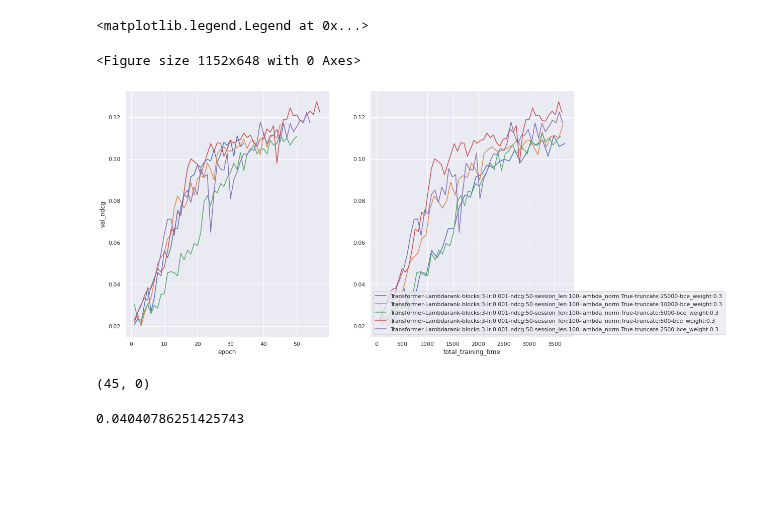
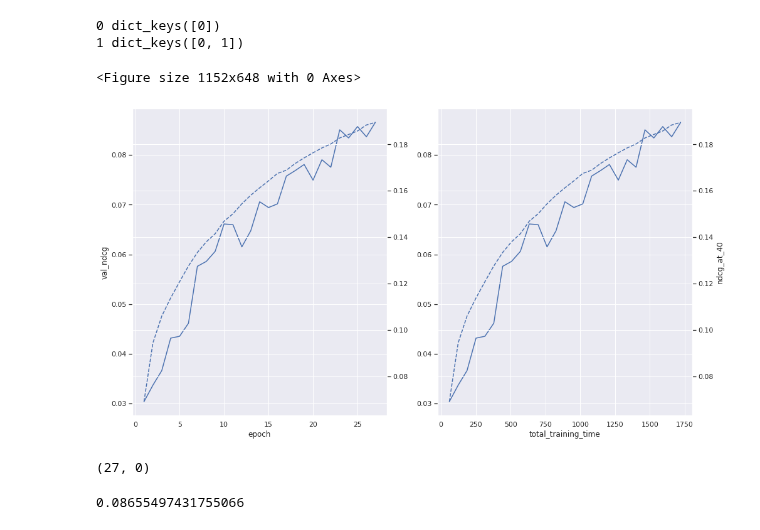
Before and after one commit to asash/gptrec_rl, a Jupyter notebook: evaluation/Results_analysis.ipynb, the cells around one changed output. Saved outputs shown, nothing was run; the diff lists cells and outputs as text; code cells hidden in the pictures; blank space fills up the shorter version.

Commit message:
more truncated lambdarank experiments

```diff
--- a/evaluation/Results_analysis.ipynb
+++ b/evaluation/Results_analysis.ipynb
@@ -67,7 +67,12 @@ sb.set()
 #experiment_logs = "results/ml_benchmark20m_2021_12_02T10_46_35/stdout"
 
 #truncated lambdarank with bce
-experiment_logs = "./results/ml_benchmark20m_2021_12_05T21_30_29/stdout"
+#experiment_logs = "./results/ml_benchmark20m_2021_12_05T21_30_29/stdout"
+
+
+#lambdarank-truncated fixed
+
+experiment_logs = "./results/ml_benchmark20m_2021_12_07T20_37_41/stdout"
 # %%
 def moving_average(x, w):
     return np.convolve(x, np.ones(w), 'valid') / w
@@ -118,12 +108,7 @@ fig, ax = plt.subplots(1, len(axises))
 fig.set_figheight(9)
 fig.set_figwidth(16)
 
-interesting_models = ['Transformer-Lambdarank-blocks:3-lr:0.001-ndcg:50-session_len:100-lambda_norm:True-truncate:25000-bce_weight:0.3',
-                      'Transformer-Lambdarank-blocks:3-lr:0.001-ndcg:50-session_len:100-lambda_norm:True-truncate:10000-bce_weight:0.3',
-                      'Transformer-Lambdarank-blocks:3-lr:0.001-ndcg:50-session_len:100-lambda_norm:True-truncate:5000-bce_weight:0.3',
-                      'Transformer-Lambdarank-blocks:3-lr:0.001-ndcg:50-session_len:100-lambda_norm:True-truncate:2500-bce_weight:0.3',
-                      'Transformer-Lambdarank-blocks:3-lr:0.001-ndcg:50-session_len:100-lambda_norm:True-truncate:500-bce_weight:0.3'
-                     ]
+interesting_models = ['Transformer-Lambdarank-blocks:3-lr:0.001-ndcg:50-session_len:100-lambda_norm:True-truncate:1000-bce_weight:0.1-log_lambdas:True']
 second_metrics = {}
 
 for recommender in data:
@@ -132,46 +117,47 @@ for recommender in data:
     if len(recommender['metrics_history']) > 0:
         history = recommender['metrics_history']
         metric_name = 'val_ndcg'
-        second_metric_name = None
+        second_metric_name = 'ndcg_at_40'
         metric = moving_average(get_metric(history, metric_name), moving_average_steps)[:max_points]
         if second_metric_name != None:
             second_metric = moving_average(get_metric(history, second_metric_name), moving_average_steps)[:max_points]
         #success = get_metric(history, 'Success_at_4')
         #val_success = moving_average(get_metric(history, 'val_Success_at_4'), 5)
 
         #plt.plot(val_success, label=recommender['model_name'] + "val_sps")
         #plt.plot(success, label=recommender['model_name'] + "sps")
         for axis_num in range(len(axises)):
             axis_name = axises[axis_num]
             axis = get_metric(history, axis_name)[moving_average_steps - 1:][:max_points]
             ax[axis_num].plot(axis, metric,label=recommender['model_name'])
 
             ax[axis_num].set_xlabel(axis_name)
             if axis_num == 0:
                 ax[axis_num].set_ylabel(metric_name)
 
             if (second_metric_name != None):
                 if axis_num not in second_metrics:
                     second_metrics[axis_num] = ax[axis_num].twinx()
                     print(axis_num, second_metrics.keys())
                 ax2 = second_metrics[axis_num]
                 if axis_num == 1:
                     ax2.set_ylabel(second_metric_name)
                 ax2.plot(axis, second_metric, '--', label=recommender['model_name'],)
 
 
         #plt.plot(ndcg, label=recommender['model_name'] + "ndcg")
         #plt.plot(val_success, label=recommender['model_name'] + "_val_sps")
-plt.legend()
+#plt.legend()
 # %% [output]
-<matplotlib.legend.Legend at 0x...>
+0 dict_keys([0])
+1 dict_keys([0, 1])
 <Figure size 1152x648 with 0 Axes>
-[figure, old version]
+[figure, new version]
 # %%
 len(metric), len(metric) - np.argmax(metric) - 1
 # %% [output]
-(45, 0)
+(27, 0)
 # %%
 max(metric)
 # %% [output]
-0.04040786251425743
+0.08655497431755066
```
Also changed, not shown: parts of 1 cell of this notebook, 2 other files.
